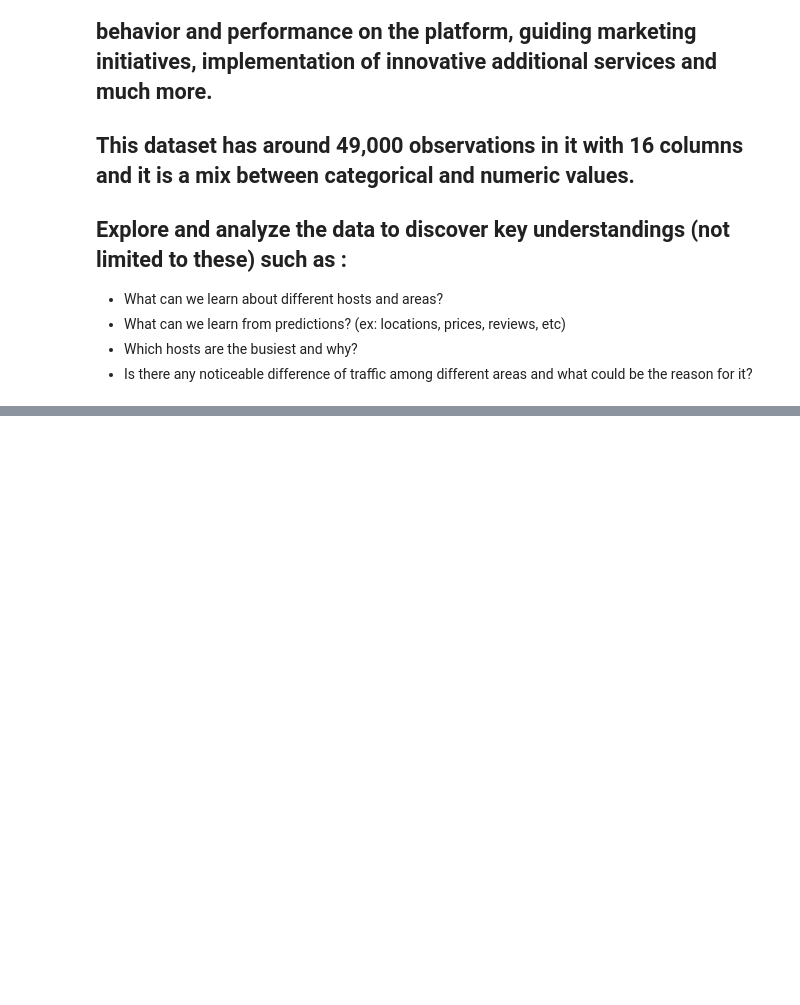
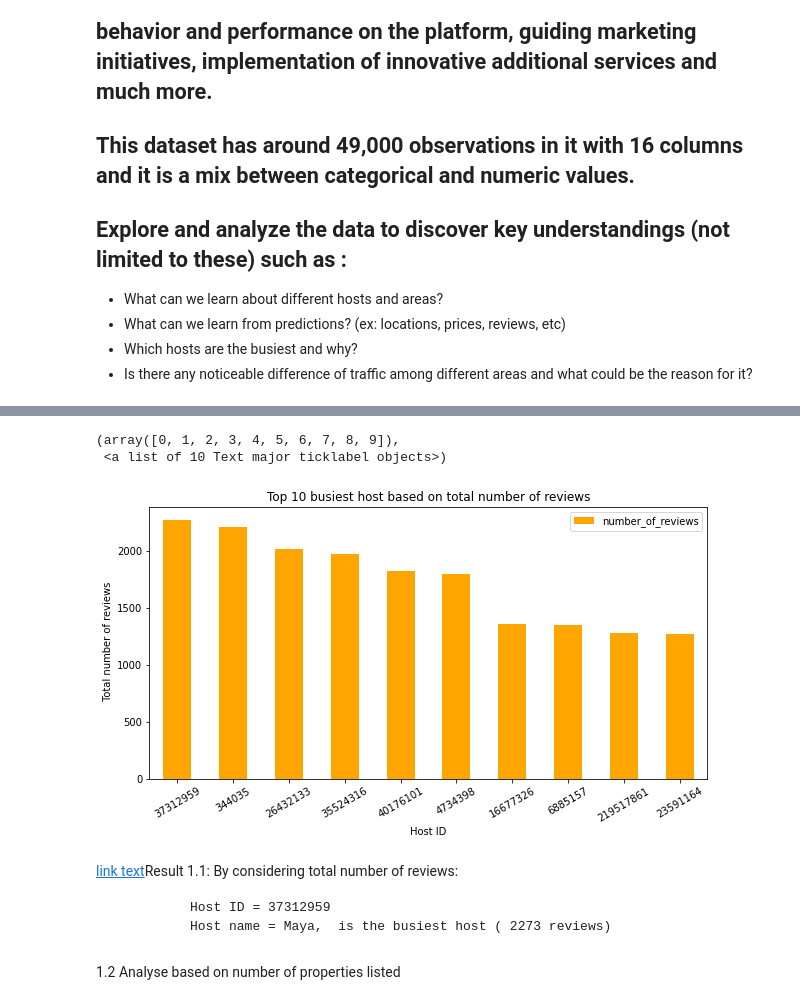
Before and after one commit to osama-ansari140/Airbnb_NYC_Data_Analysis, a Jupyter notebook: Osama_Ansari_Airbnb_Bookings_Analysis_Capstone_Project.ipynb, the cells around one changed output, grey strips where cells are left out. Cells and saved outputs as stored; diff of their text form; code cells hidden in the pictures; blank space fills up the shorter version.

```diff
--- a/Osama_Ansari_Airbnb_Bookings_Analysis_Capstone_Project.ipynb
+++ b/Osama_Ansari_Airbnb_Bookings_Analysis_Capstone_Project.ipynb
@@ -364,0 +33,4 @@ memory usage: 6.0+ MB
+# %%
+# locating/reading the data file for analysis
+file_location='/content/drive/MyDrive/almabetter/Capstone project/Airbnb NYC 2019.csv'
+df=pd.read_csv(file_location)
@@ -364,0 +99,7 @@ memory usage: 6.0+ MB
+# %%
+#Dropping the columns 'last_review' & 'reviews_per_month'
+df.drop(['last_review','reviews_per_month'],axis=1,inplace=True)
+# %%
+# Replacing the null values in columns of 'name' & 'host_name' with "Unavailable"
+df["name"].fillna("Unavailable",inplace=True)        # replacing null values of 'name' column
+df["host_name"].fillna("Unavailable",inplace=True)    # replacing null values of 'host_name' column
@@ -364,0 +132,10 @@ memory usage: 6.0+ MB
+# %%
+# Grouping the host_id and number_of reviews to obtain the total number of reviews for perticular host id
+busy_host1=df.groupby("host_id")["number_of_reviews"].sum().sort_values(ascending=False).reset_index()
+
+# Again grouping the host id and host name to obatin the name of perticular host id(owner)
+owner_name=df.groupby("host_id")["host_name"].unique().reset_index()
+
+# Now merge above both dataframe based on the host id and get top 10 id
+busy_host_id1=pd.merge(busy_host1,owner_name, on="host_id", how="left").set_index("host_id").iloc[0:10]
+busy_host_id1
@@ -364,0 +155,19 @@ memory usage: 6.0+ MB
+# %%
+# Now plot the abov result using bar plot
+plt.rcParams['figure.figsize'] = (10, 5)      # defining the size of the graph
+busy_host_id1.plot.bar(color="orange")
+plt.title("Top 10 busiest host based on total number of reviews")
+plt.xlabel("Host ID")
+plt.ylabel(" Total number of reviews")
+plt.xticks(rotation=30)
+# %% [output]
+(array([0, 1, 2, 3, 4, 5, 6, 7, 8, 9]),
+ <a list of 10 Text major ticklabel objects>)
+[figure, added]
+# %% [markdown]
+[link text](https://)Result 1.1: By considering total number of reviews:
+
+              Host ID = 37312959
+              Host name = Maya,  is the busiest host ( 2273 reviews)
+# %% [markdown]
+1.2 Analyse based on number of properties listed
```
Also changed, not shown: parts of 99 cells of this notebook.
